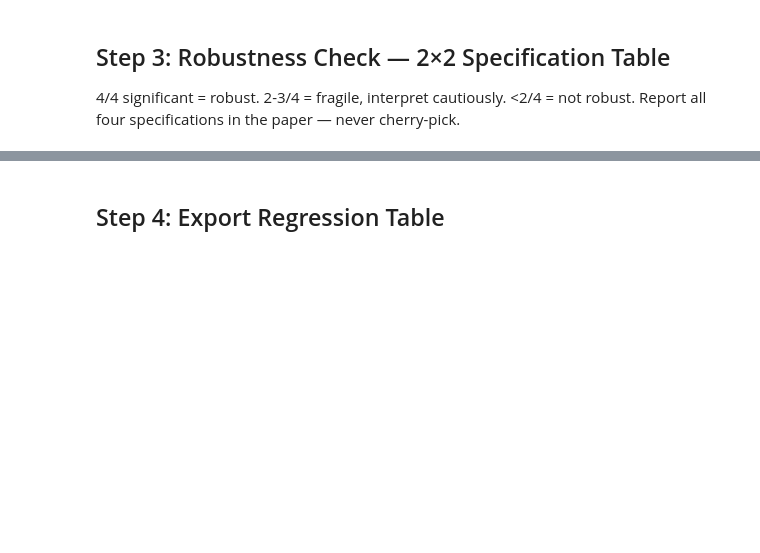
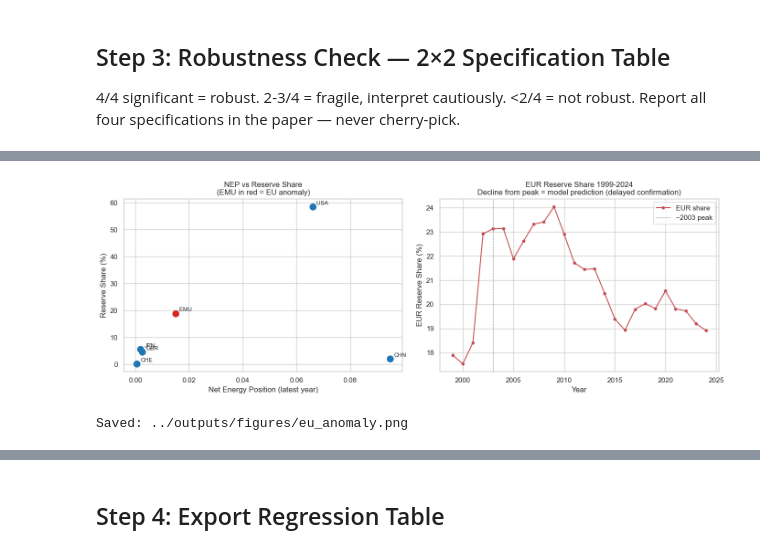
Before and after one commit to itshchandra-lab/carby-tho, a Jupyter notebook: notebooks/04_panel_model.ipynb, the cells around one changed output, grey strips where cells are left out. Cells and saved outputs as stored; diff of their text form; code cells hidden in the pictures; blank space fills up the shorter version.

```diff
--- a/notebooks/04_panel_model.ipynb
+++ b/notebooks/04_panel_model.ipynb
@@ -158,0 +304,41 @@ Finding: FRAGILE — significant in some but not all specs. Interpret cautiously
+# %%
+import os
+os.makedirs('../outputs/figures/', exist_ok=True)
+
+# Left panel: NEP vs reserve_share scatter (latest year per entity)
+latest_year_per_entity = reserve_panel.groupby('country_code')['year'].max().reset_index()
+latest_cross = reserve_panel.merge(latest_year_per_entity, on=['country_code', 'year'])
+
+fig, axes = plt.subplots(1, 2, figsize=(14, 5))
+
+# Scatter
+ax = axes[0]
+for _, row in latest_cross.iterrows():
+    color = '#d62728' if row['country_code'] == 'EMU' else '#1f77b4'
+    ax.scatter(row['net_energy_position'], row['reserve_share'],
+               color=color, s=100, zorder=5)
+    ax.annotate(row['country_code'],
+                (row['net_energy_position'], row['reserve_share']),
+                textcoords='offset points', xytext=(6, 3), fontsize=9)
+ax.set_xlabel('Net Energy Position (latest year)')
+ax.set_ylabel('Reserve Share (%)')
+ax.set_title('NEP vs Reserve Share\n(EMU in red = EU anomaly)')
+
+# EUR time trend
+ax2 = axes[1]
+emu = reserve_panel[reserve_panel['country_code'] == 'EMU'].sort_values('year')
+if not emu.empty:
+    ax2.plot(emu['year'], emu['reserve_share'], 'r-o', markersize=4, label='EUR share')
+    ax2.axvline(2003, color='gray', linestyle='--', linewidth=0.8, label='~2003 peak')
+    ax2.set_xlabel('Year')
+    ax2.set_ylabel('EUR Reserve Share (%)')
+    ax2.set_title('EUR Reserve Share 1999-2024\nDecline from peak = model prediction (delayed confirmation)')
+    ax2.legend()
+
+plt.tight_layout()
+plt.savefig('../outputs/figures/eu_anomaly.png', dpi=150, bbox_inches='tight')
+plt.show()
+print('Saved: ../outputs/figures/eu_anomaly.png')
+# %% [output]
+[figure, added]
+Saved: ../outputs/figures/eu_anomaly.png
```
Also changed, not shown: parts of 31 cells of this notebook, 13 other files.
